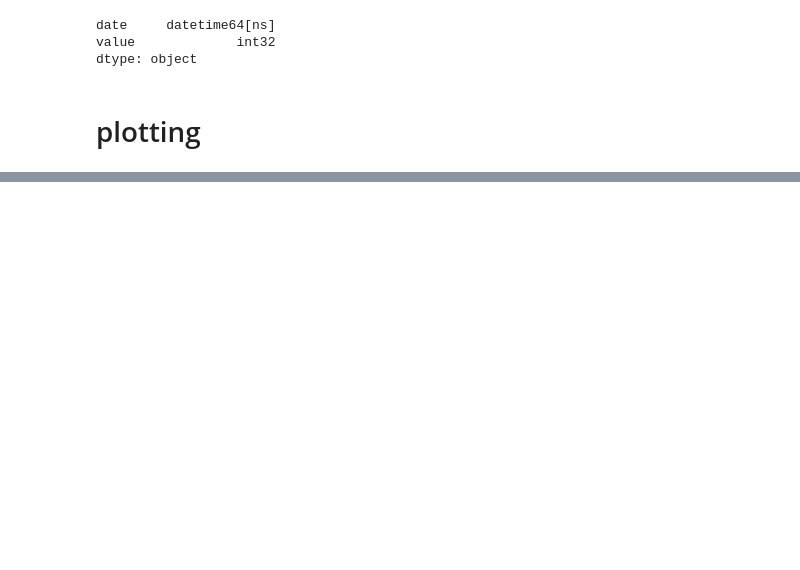
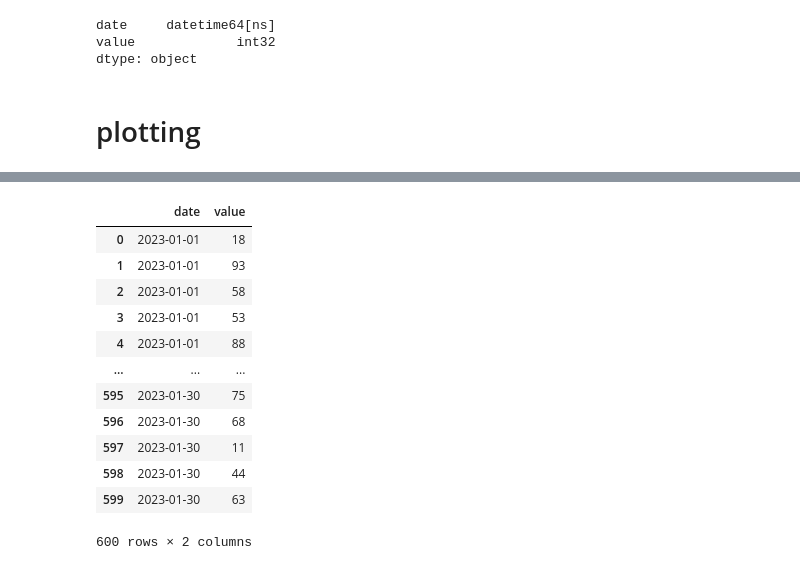
Before and after one commit to alessandro-rubin/matplotlib_training, a Jupyter notebook: boxplot_with-annotations.ipynb, the cells around one changed output, grey strips where cells are left out. Cells and saved outputs as stored; diff of their text form; code cells hidden in the pictures; blank space fills up the shorter version.

```diff
--- a/boxplot_with-annotations.ipynb
+++ b/boxplot_with-annotations.ipynb
@@ -72,0 +89,16 @@ dtype: object
+# %%
+data
+# %% [output]
+|  | date | value |
+| 0 | 2023-01-01 | 18 |
+| 1 | 2023-01-01 | 93 |
+| 2 | 2023-01-01 | 58 |
+| 3 | 2023-01-01 | 53 |
+| 4 | 2023-01-01 | 88 |
+| ... | ... | ... |
+| 595 | 2023-01-30 | 75 |
+| 596 | 2023-01-30 | 68 |
+| 597 | 2023-01-30 | 11 |
+| 598 | 2023-01-30 | 44 |
+| 599 | 2023-01-30 | 63 |
+600 rows × 2 columns
```
Also changed, not shown: parts of 7 cells of this notebook, 1 other file.
